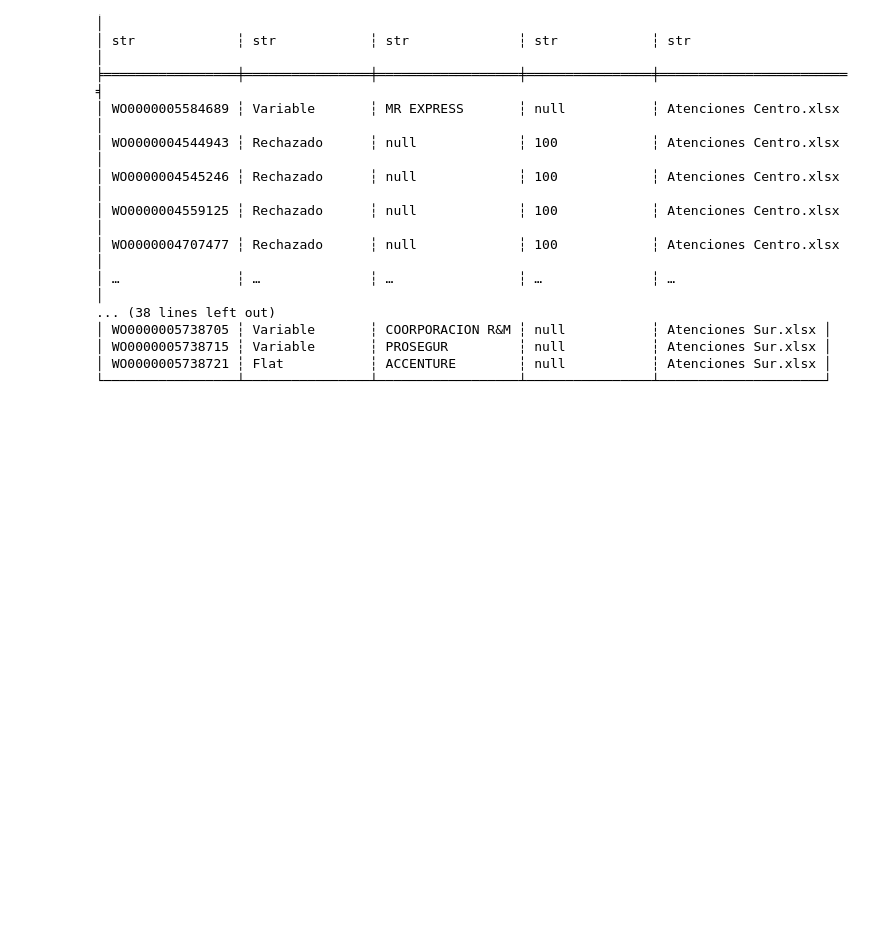
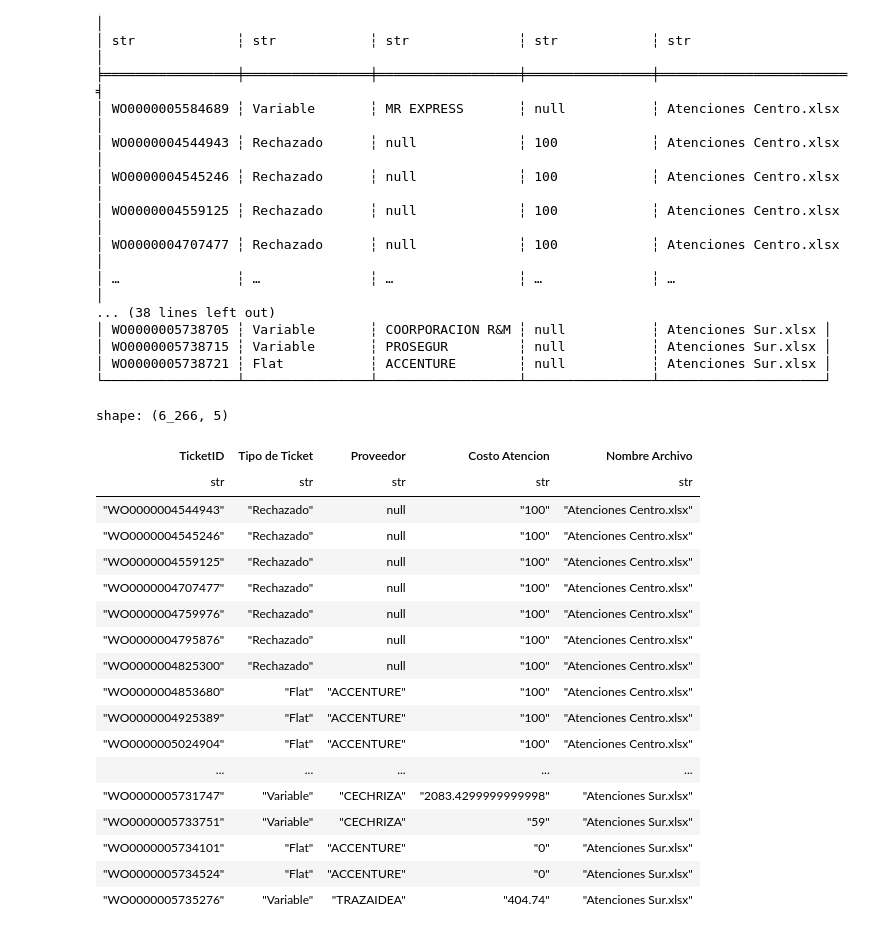
Before and after one commit to omarayrton/Primer-Entregable-ETL, a Jupyter notebook: primera_entrega.ipynb, the cells around one changed output. Drawn from its saved outputs; the diff is of its cells as text; code cells hidden in the pictures; blank space fills up the shorter version.

```diff
--- a/primera_entrega.ipynb
+++ b/primera_entrega.ipynb
@@ -412,3 +412,39 @@ shape: (12_604, 5)
 │ WO0000005738715 ┆ Variable       ┆ PROSEGUR         ┆ null           ┆ Atenciones Sur.xlsx │
 │ WO0000005738721 ┆ Flat           ┆ ACCENTURE        ┆ null           ┆ Atenciones Sur.xlsx │
 └─────────────────┴────────────────┴──────────────────┴────────────────┴─────────────────────┘
+# %%
+Atenciones2 = Atenciones2.select(
+    pl.col("Numero Ticket"),
+    "Tipo de Ticket", "Proveedor",
+    pl.col("Costo Atencion").str.strip_chars()
+    .str.to_uppercase()
+    .str.replace_many(['COSTO CERO','SIN COSTO'],"0"),
+    "Nombre Archivo"
+
+)
+# %%
+Atenciones2 = Atenciones2.rename({"Numero Ticket":"TicketID"})
+# %%
+Atenciones2.filter(
+    ~pl.col("Costo Atencion").is_null()
+)
+# %% [output]
+shape: (6_266, 5)
+| TicketID | Tipo de Ticket | Proveedor | Costo Atencion | Nombre Archivo |
+| str | str | str | str | str |
+| "WO0000004544943" | "Rechazado" | null | "100" | "Atenciones Centro.xlsx" |
+| "WO0000004545246" | "Rechazado" | null | "100" | "Atenciones Centro.xlsx" |
+| "WO0000004559125" | "Rechazado" | null | "100" | "Atenciones Centro.xlsx" |
+| "WO0000004707477" | "Rechazado" | null | "100" | "Atenciones Centro.xlsx" |
+| "WO0000004759976" | "Rechazado" | null | "100" | "Atenciones Centro.xlsx" |
+| "WO0000004795876" | "Rechazado" | null | "100" | "Atenciones Centro.xlsx" |
+| "WO0000004825300" | "Rechazado" | null | "100" | "Atenciones Centro.xlsx" |
+| "WO0000004853680" | "Flat" | "ACCENTURE" | "100" | "Atenciones Centro.xlsx" |
+| "WO0000004925389" | "Flat" | "ACCENTURE" | "100" | "Atenciones Centro.xlsx" |
+| "WO0000005024904" | "Flat" | "ACCENTURE" | "100" | "Atenciones Centro.xlsx" |
+| ... | ... | ... | ... | ... |
+| "WO0000005731747" | "Variable" | "CECHRIZA" | "2083.4299999999998" | "Atenciones Sur.xlsx" |
+| "WO0000005733751" | "Variable" | "CECHRIZA" | "59" | "Atenciones Sur.xlsx" |
+| "WO0000005734101" | "Flat" | "ACCENTURE" | "0" | "Atenciones Sur.xlsx" |
+| "WO0000005734524" | "Flat" | "ACCENTURE" | "0" | "Atenciones Sur.xlsx" |
+| "WO0000005735276" | "Variable" | "TRAZAIDEA" | "404.74" | "Atenciones Sur.xlsx" |
```
Also changed, not shown: parts of 7 cells of this notebook.
